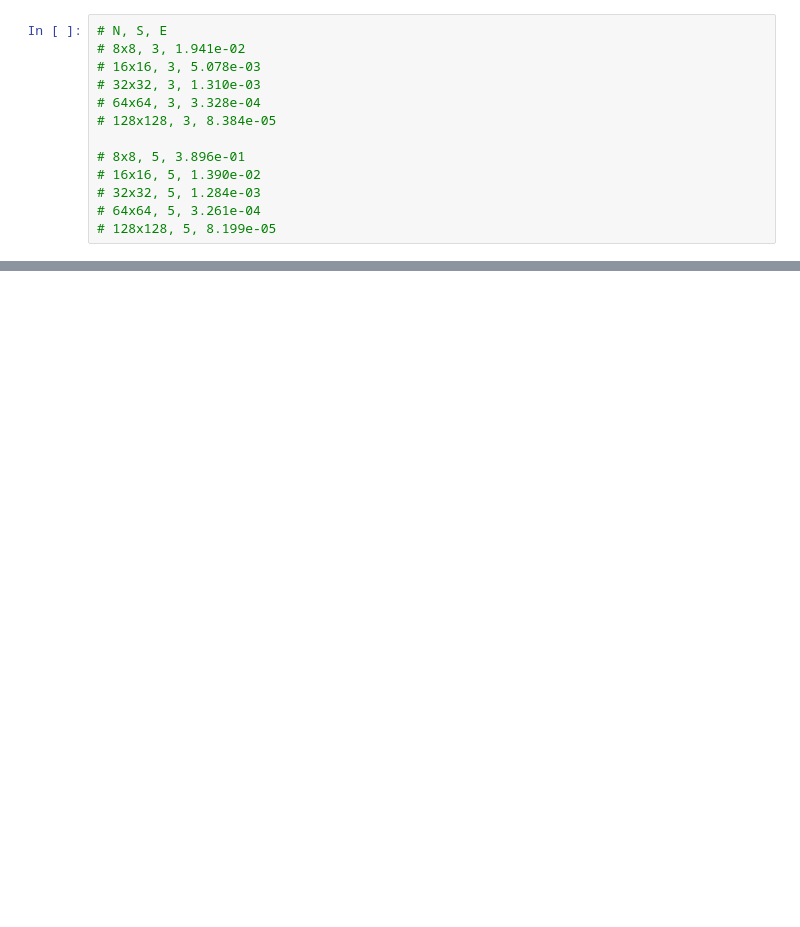
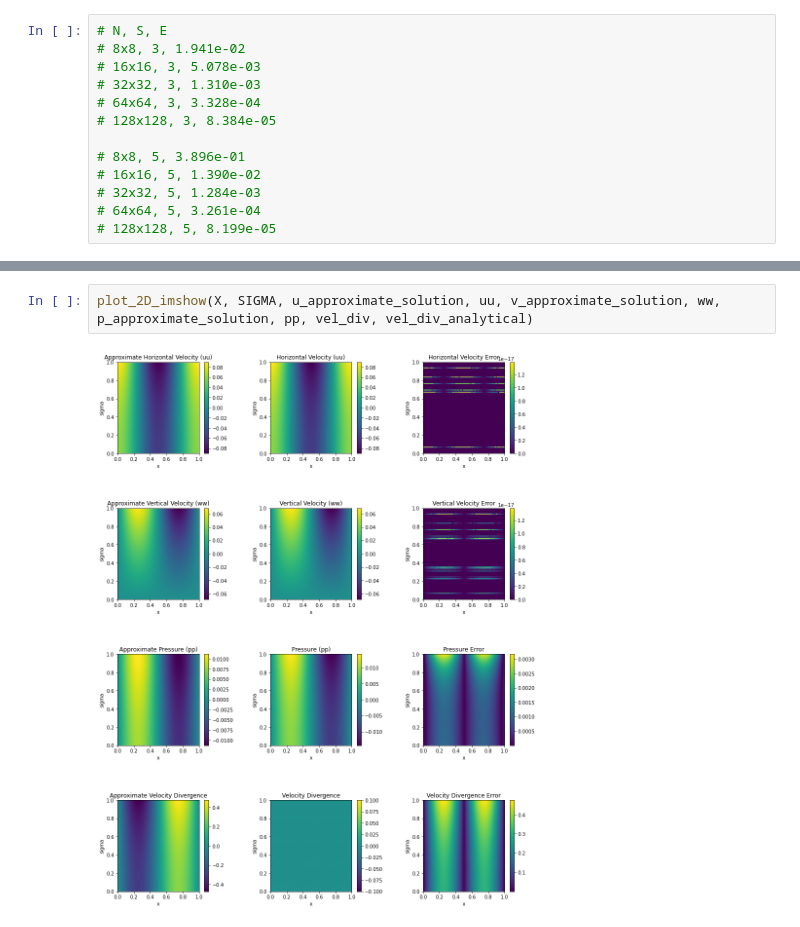
Before and after one commit to alex2001zow/Parallel_High-Order_FD_NS, a Jupyter notebook: python/TravelingWave_Poisson_2D.ipynb, the cells around one changed output, grey strips where cells are left out. Saved outputs shown, nothing was run; the diff lists cells and outputs as text; blank space fills up the shorter version.

```diff
--- a/python/TravelingWave_Poisson_2D.ipynb
+++ b/python/TravelingWave_Poisson_2D.ipynb
@@ -272 +339,5 @@ plt.show()
+# %%
+plot_2D_imshow(X, SIGMA, u_approximate_solution, uu, v_approximate_solution, ww, p_approximate_solution, pp, vel_div, vel_div_analytical)
+# %% [output]
+[figure, added]
 # %%
```
Also changed, not shown: parts of 15 cells of this notebook, 12 other files.
